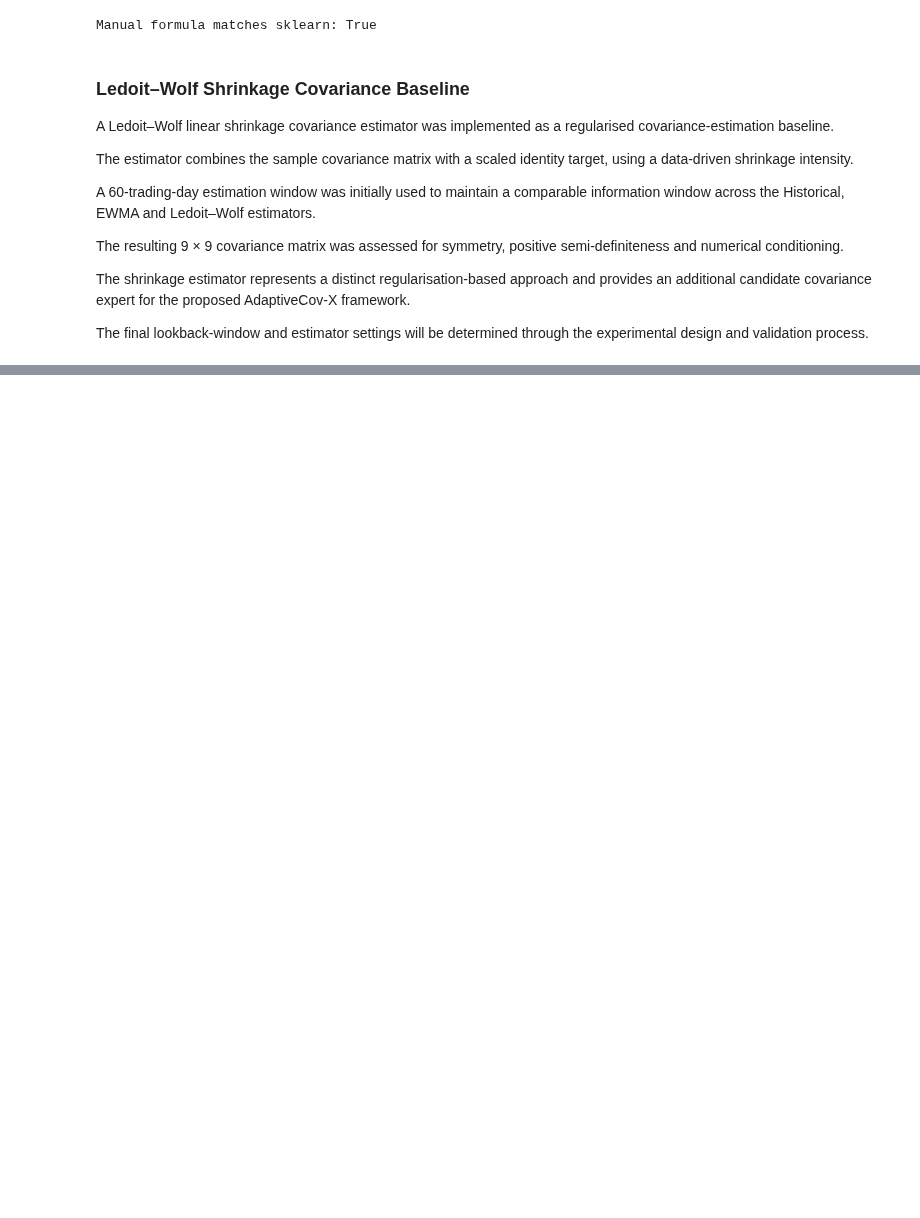
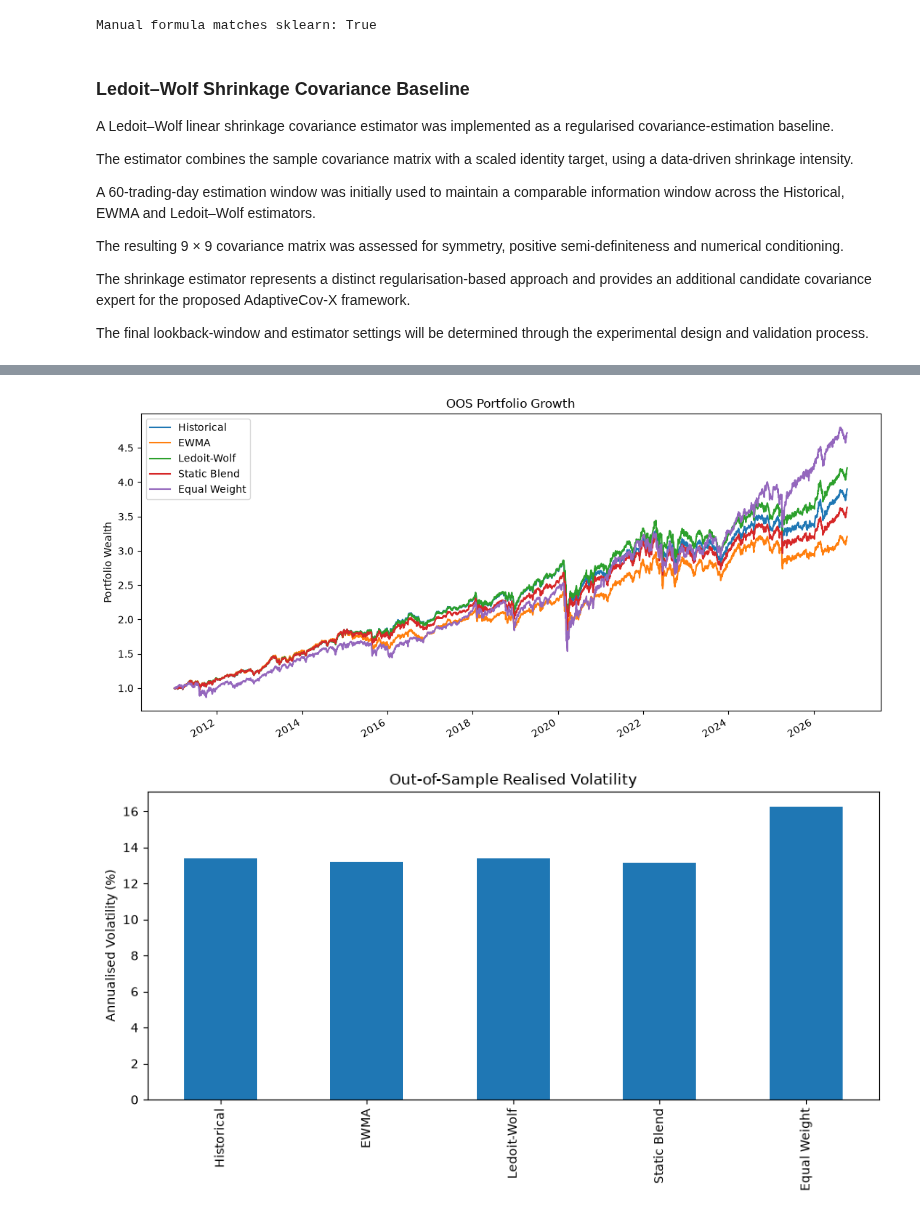
Before and after one commit to SenumiUwU/AdaptiveCov-X, a Jupyter notebook: notebooks/01_data_collection.ipynb, the cells around one changed output, grey strips where cells are left out. Drawn from its saved outputs; the diff is of its cells as text; code cells hidden in the pictures; blank space fills up the shorter version.

```diff
--- a/notebooks/01_data_collection.ipynb
+++ b/notebooks/01_data_collection.ipynb
@@ -1890,0 +2254,15 @@ def minimum_variance_portfolio(covariance_matrix):
+# %%
+
+test_window = R.iloc[:LOOKBACK]
+
+test_covariances = get_covariances(test_window)
+
+for name, cov in test_covariances.items():
+
+    weights = optimise_portfolio(cov)
+
+    print(f"\n{name}")
+    print("Weights:", np.round(weights, 4))
+    print("Sum:", weights.sum())
+    print("Minimum weight:", weights.min())
+    print("Portfolio variance:", weights @ cov @ weights)
@@ -1890,0 +2420,26 @@ def minimum_variance_portfolio(covariance_matrix):
+# %%
+
+import matplotlib.pyplot as plt
+
+equity = (1 + backtest_returns).cumprod()
+
+equity.plot(figsize=(11, 5), title="OOS Portfolio Growth")
+plt.ylabel("Portfolio Wealth")
+plt.tight_layout()
+plt.savefig("portfolio_growth.png", dpi=200)
+plt.show()
+
+(results["Realised Volatility"] * 100).plot(
+    kind="bar", figsize=(9, 5),
+    title="Out-of-Sample Realised Volatility"
+)
+plt.ylabel("Annualised Volatility (%)")
+plt.tight_layout()
+plt.savefig("volatility_comparison.png", dpi=200)
+plt.show()
+
+results.to_csv("portfolio_results.csv")
+backtest_returns.to_csv("oos_returns.csv")
+# %% [output]
+[figure, added]
+[figure, added]
```
Also changed, not shown: parts of 99 cells of this notebook, 15 other files.
